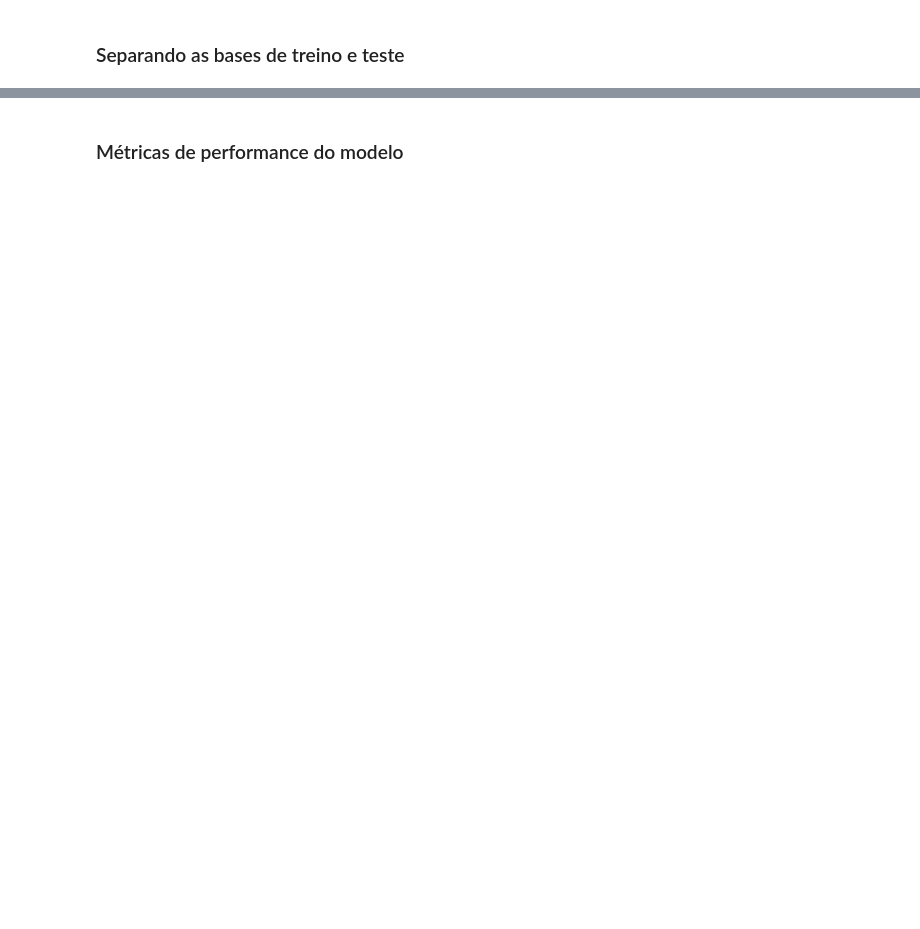
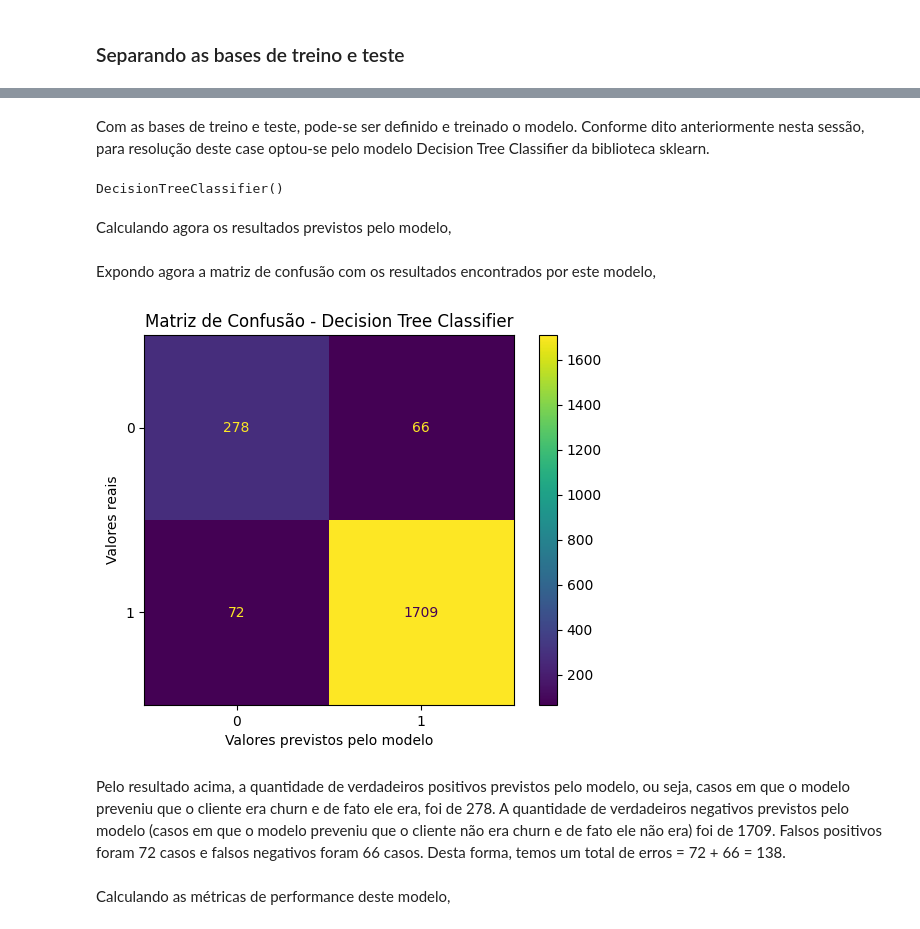
Before and after one commit to rfprates/modelo_classificacao_churn_banco, a Jupyter notebook: case_churn_bancos.ipynb, the cells around one changed output, grey strips where cells are left out. Saved outputs shown, nothing was run; the diff lists cells and outputs as text; code cells hidden in the pictures; blank space fills up the shorter version.

```diff
--- a/case_churn_bancos.ipynb
+++ b/case_churn_bancos.ipynb
@@ -270,0 +438,10 @@ pie_charts(df = base_dados, col = 'Attrition_Flag')
+# %%
+# atribuindo o resultado escalonado novamente ao conjunto das features
+x = pd.DataFrame(
+    data = scaler.transform(x),
+    columns = x.columns,
+    index = x.index
+)
+
+# exibindo o conjunto já escalonado
+x.head()
@@ -274,0 +459,2 @@ pie_charts(df = base_dados, col = 'Attrition_Flag')
+# %%
+x_train, x_test, y_train, y_test = train_test_split(x, y['Attrition_Flag'], test_size = 0.3, random_state = 99)
@@ -275,2 +463,34 @@ pie_charts(df = base_dados, col = 'Attrition_Flag')
+# %% [markdown]
+Com as bases de treino e teste, pode-se ser definido e treinado o modelo. Conforme dito anteriormente nesta sessão, para resolução deste case optou-se pelo modelo Decision Tree Classifier da biblioteca sklearn.
+# %%
+# definindo o modelo
+tree = DecisionTreeClassifier()
+
+# treinando-o com a base de treino
+tree.fit(x_train, y_train)
+# %% [output]
+DecisionTreeClassifier()
+# %% [markdown]
+Calculando agora os resultados previstos pelo modelo,
+# %%
+y_pred = tree.predict(x_test)
+# %% [markdown]
+Expondo agora a matriz de confusão com os resultados encontrados por este modelo,
+# %%
+# calculando a matriz de confusão
+cm = confusion_matrix(y_true = y_test, y_pred = y_pred, labels = tree.classes_)
+
+# exibindo-a na tela
+disp = ConfusionMatrixDisplay(confusion_matrix = cm, display_labels = tree.classes_)
+disp.plot()
+plt.title('Matriz de Confusão - Decision Tree Classifier')
+plt.ylabel('Valores reais')
+plt.xlabel('Valores previstos pelo modelo')
+plt.grid(visible = False)
+plt.show()
+# %% [output]
+[figure, added]
+# %% [markdown]
+Pelo resultado acima, a quantidade de verdadeiros positivos previstos pelo modelo, ou seja, casos em que o modelo preveniu que o cliente era churn e de fato ele era, foi de 278. A quantidade de verdadeiros negativos previstos pelo modelo (casos em que o modelo preveniu que o cliente não era churn e de fato ele não era) foi de 1709. Falsos positivos foram 72 casos e falsos negativos foram 66 casos. Desta forma, temos um total de erros = 72 + 66 = 138.
 # %% [markdown]
-### Métricas de performance do modelo
+Calculando as métricas de performance deste modelo,
```
Also changed, not shown: parts of 65 cells of this notebook.
